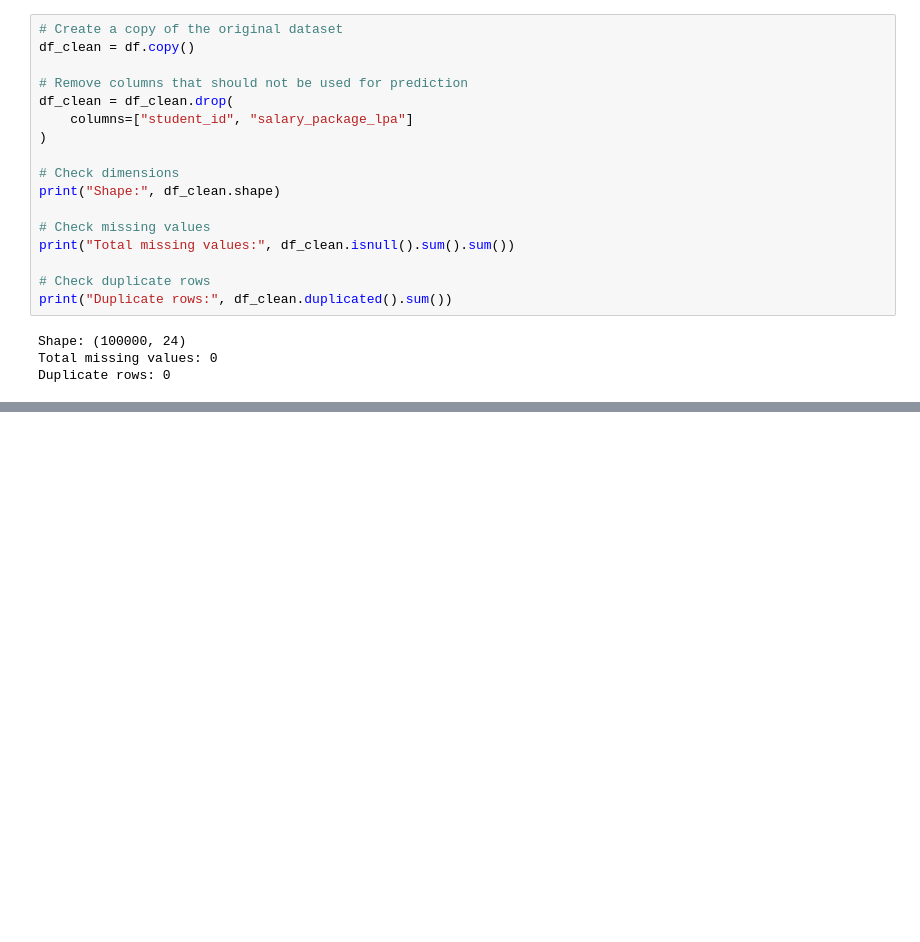
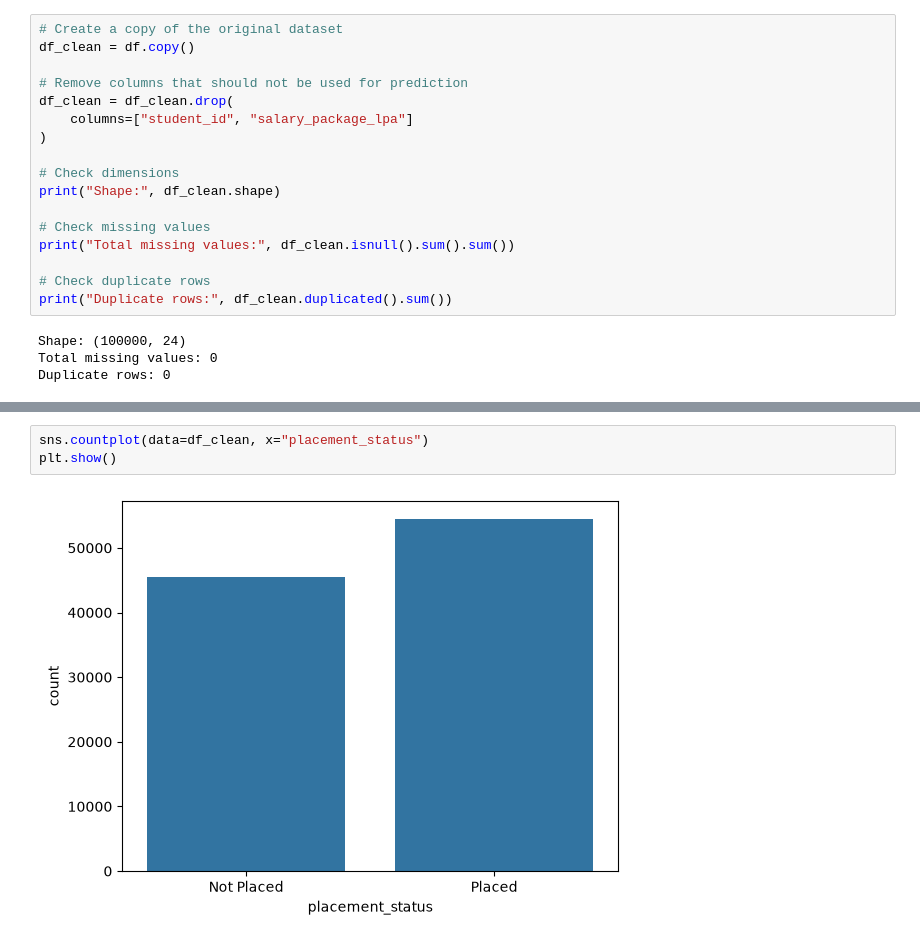
Before and after one commit to Sankethmundas/student_placement_prediction, a Jupyter notebook: notebooks/01_data_understanding.ipynb, the cells around one changed output, grey strips where cells are left out. Drawn from its saved outputs; the diff is of its cells as text; blank space fills up the shorter version.

```diff
--- a/notebooks/01_data_understanding.ipynb
+++ b/notebooks/01_data_understanding.ipynb
@@ -422,0 +469,5 @@ Duplicate rows: 0
+# %%
+sns.countplot(data=df_clean, x="placement_status")
+plt.show()
+# %% [output]
+[figure, added]
```
Also changed, not shown: parts of 53 cells of this notebook.
